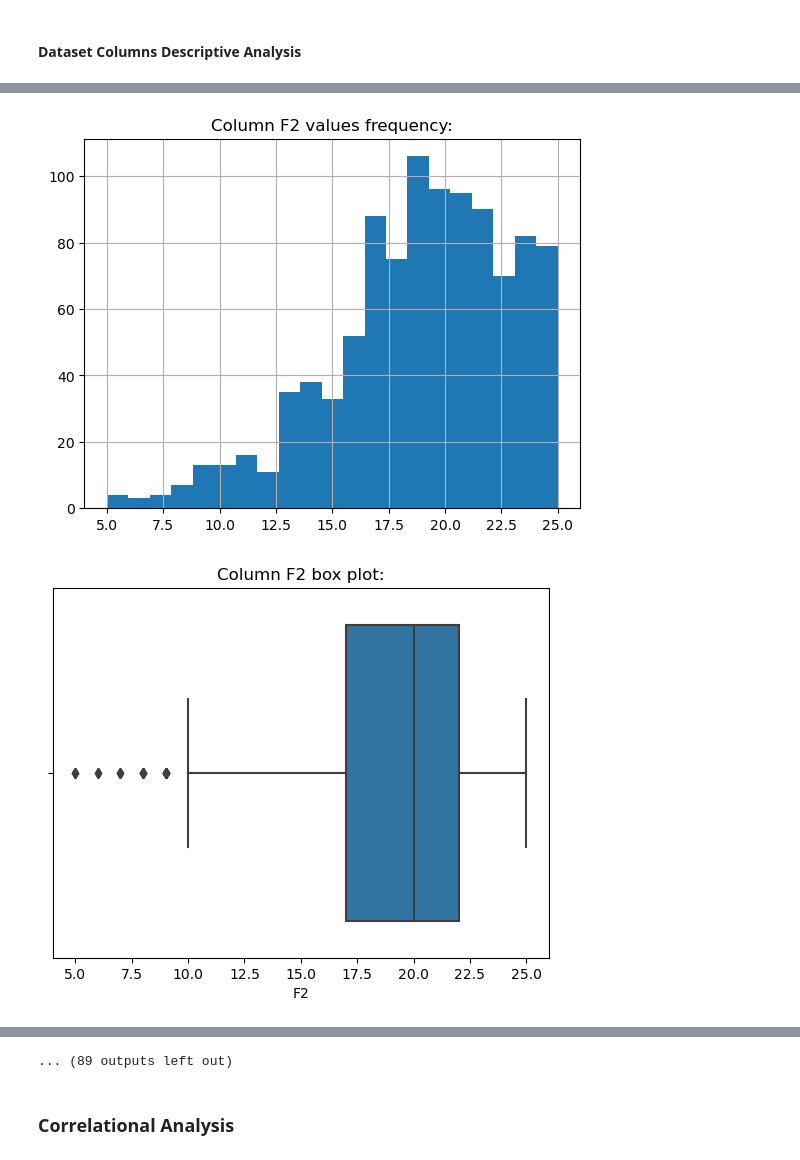
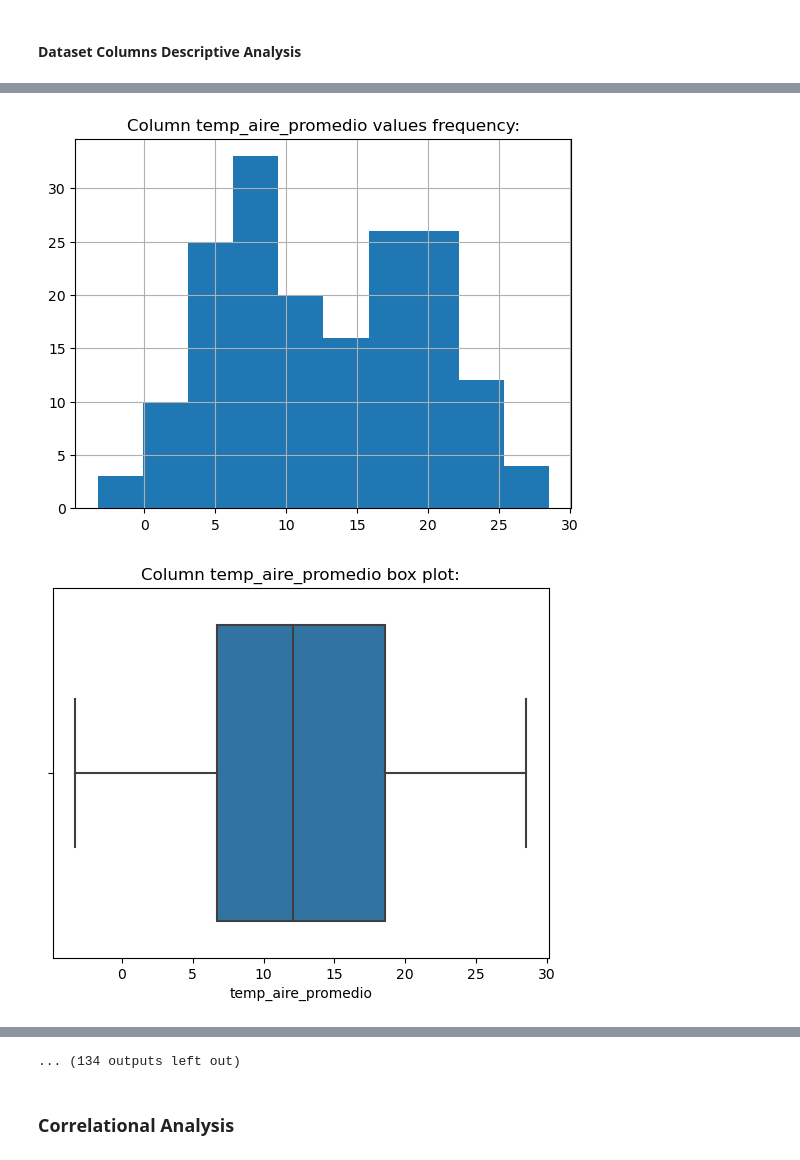
Before and after one commit to raul-arrabales/DataScience_Enablement, a Jupyter notebook: EDA/Generic_EDA.ipynb, the cells around one changed output, grey strips where cells are left out. Saved outputs shown, nothing was run; the diff lists cells and outputs as text; code cells hidden in the pictures.

```diff
--- a/EDA/Generic_EDA.ipynb
+++ b/EDA/Generic_EDA.ipynb
@@ -67,10 +67,10 @@ from pandas.api.types import is_datetime64_any_dtype as is_datetime
 ### Dataset Identification
 # %%
 # Dataset details, for loading and report
-dataset_path = "data/Prolexitim_Jan23_En.csv"
+dataset_path = "../data/plants_meteo_ts.csv"
 dataset_name = os.path.basename(dataset_path)
 dataset_source = dataset_path
-dataset_version = "Jan23_En"
+dataset_version = "6Jun23"
 
 # Dataset configuration for loading
 dataset_format = "csv"
@@ -489,7 +484,7 @@ for c in df.columns:
         duoprint(ts_monthly_info, pdf)
 
         monthly_ts = ts_df.groupby(ts_df.datetime.dt.month)['count'].sum()
-        monthly_ts.index = ['Jan','Feb','Mar','Apr','May','Jun','Jul','Ago','Sep','Oct','Nov','Dec']
+        # monthly_ts.index = ['Jan','Feb','Mar','Apr','May','Jun','Jul','Ago','Sep','Oct','Nov','Dec']
         monthly_ts.plot(x='datetime', y='count', kind='bar', rot=45, legend=None,
                         title=ts_monthly_info, xlabel='', fontsize=10, figsize=(10,4));
         plt.savefig(ts_monthly_img, transparent=False, facecolor='white', bbox_inches="tight")
@@ -627,11 +622,11 @@ for c in df.columns:
 
     # For numeric and boolean features
     # biufc: b bool, i int (signed), u unsigned int, f float, c complex
-    if (df[c].dtype.kind in 'biufc'):
+    if (df[c].dtype.kind in 'iufc'):
 
         # print("Generating histogram...")
         hist_info = "Column " + c + " values frequency:"
-        hist = df[c].hist(bins='auto')
+        hist = df[c].hist()
         hist_img = './imgs/hist_'+c+'.png'
         duoprint(hist_info, pdf)
         plt.title(hist_info)
@@ -713,3 +706,3 @@ Column F2 values frequency:
-[figure, old version]
+[figure, new version]
-[figure, old version]
+[figure, new version]
 ---
@@ -735,4 +728,4 @@ Column F3 values frequency:
-... (89 outputs left out)
+... (134 outputs left out)
 # %% [markdown]
 ### Correlational Analysis
 # %%
```
Also changed, not shown: parts of 8 cells of this notebook.
